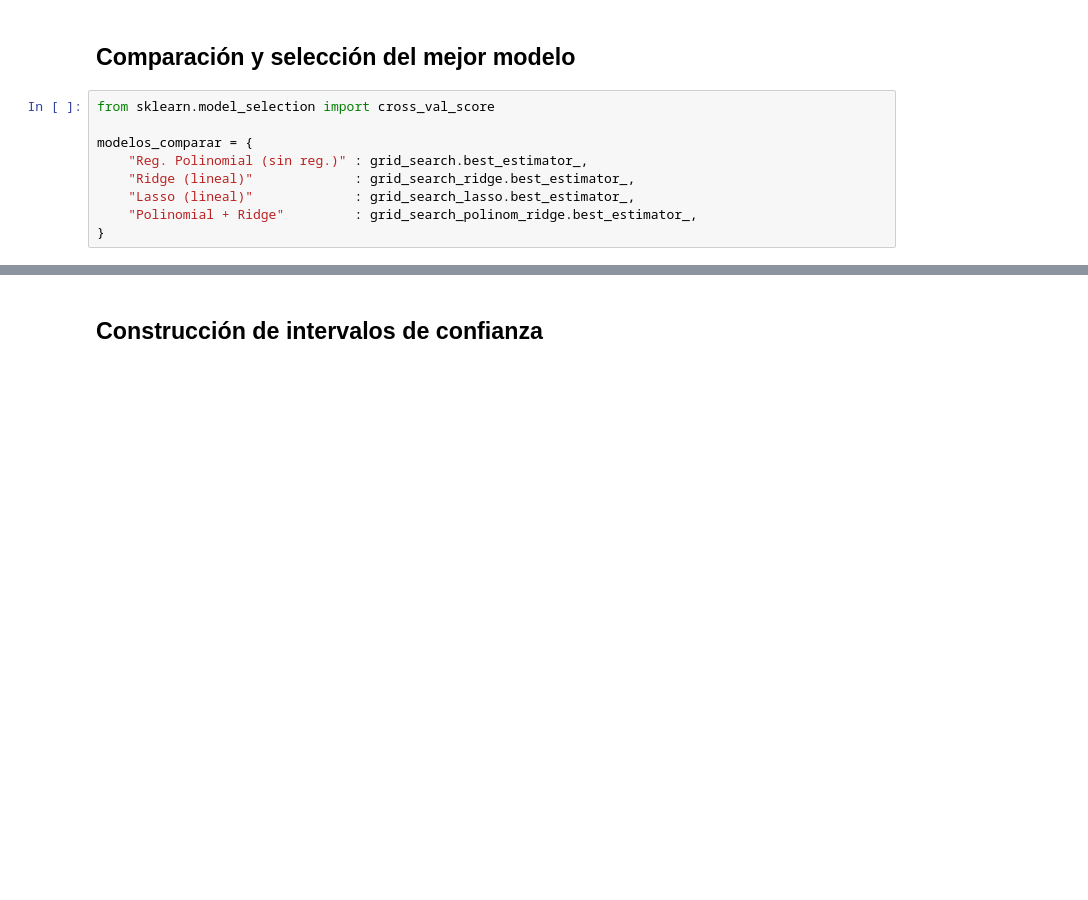
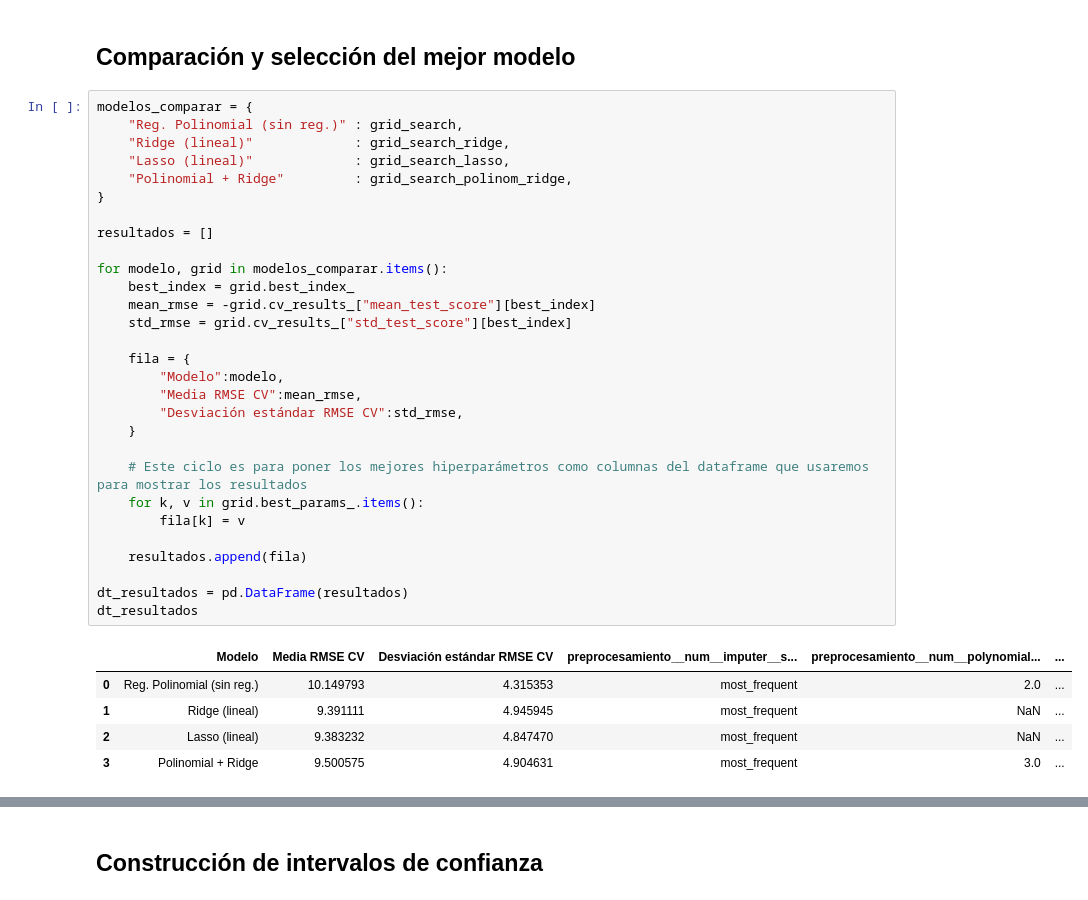
Before and after one commit to ef-blanco/Lab_1_Aprendizaje_Maq, a Jupyter notebook: Laboratorio_2_ML.ipynb, the cells around one changed output, grey strips where cells are left out. Drawn from its saved outputs; the diff is of its cells as text; blank space fills up the shorter version.

```diff
--- a/Laboratorio_2_ML.ipynb
+++ b/Laboratorio_2_ML.ipynb
@@ -409,11 +463,37 @@ print(f"Coeficiente máximo (abs): {np.abs(modelo_polinom_ridge.coef_).max():.4f
 # %% [markdown]
 ## Comparación y selección del mejor modelo
 # %%
-from sklearn.model_selection import cross_val_score
+modelos_comparar = {
+    "Reg. Polinomial (sin reg.)" : grid_search,
+    "Ridge (lineal)"             : grid_search_ridge,
+    "Lasso (lineal)"             : grid_search_lasso,
+    "Polinomial + Ridge"         : grid_search_polinom_ridge,
+}
 
-modelos_comparar = {
-    "Reg. Polinomial (sin reg.)" : grid_search.best_estimator_,
-    "Ridge (lineal)"             : grid_search_ridge.best_estimator_,
-    "Lasso (lineal)"             : grid_search_lasso.best_estimator_,
-    "Polinomial + Ridge"         : grid_search_polinom_ridge.best_estimator_,
-}
+resultados = []
+
+for modelo, grid in modelos_comparar.items():
+    best_index = grid.best_index_
+    mean_rmse = -grid.cv_results_["mean_test_score"][best_index]
+    std_rmse = grid.cv_results_["std_test_score"][best_index]
+
+    fila = {
+        "Modelo":modelo,
+        "Media RMSE CV":mean_rmse,
+        "Desviación estándar RMSE CV":std_rmse,
+    }
+
+    # Este ciclo es para poner los mejores hiperparámetros como columnas del dataframe que usaremos para mostrar los resultados
+    for k, v in grid.best_params_.items():
+        fila[k] = v
+
+    resultados.append(fila)
+
+dt_resultados = pd.DataFrame(resultados)
+dt_resultados
+# %% [output]
+|  | Modelo | Media RMSE CV | Desviación estándar RMSE CV | preprocesamiento__num__imputer__s... | preprocesamiento__num__polynomial... | ... |
+| 0 | Reg. Polinomial (sin reg.) | 10.149793 | 4.315353 | most_frequent | 2.0 | ... |
+| 1 | Ridge (lineal) | 9.391111 | 4.945945 | most_frequent | NaN | ... |
+| 2 | Lasso (lineal) | 9.383232 | 4.847470 | most_frequent | NaN | ... |
+| 3 | Polinomial + Ridge | 9.500575 | 4.904631 | most_frequent | 3.0 | ... |
```
Also changed, not shown: parts of 12 cells of this notebook.
